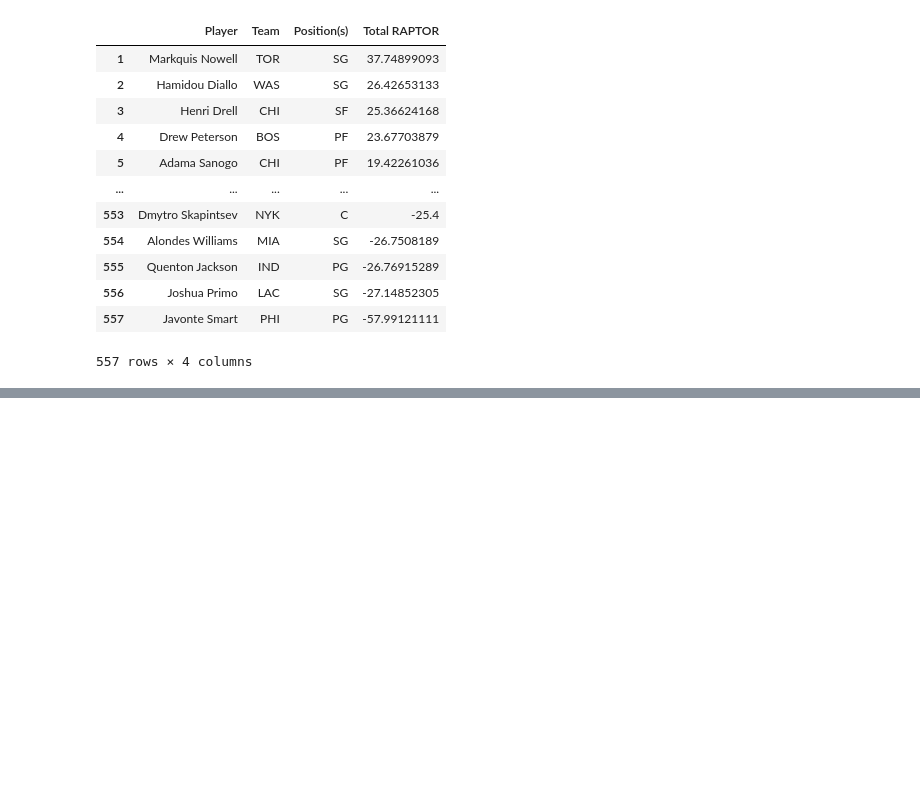
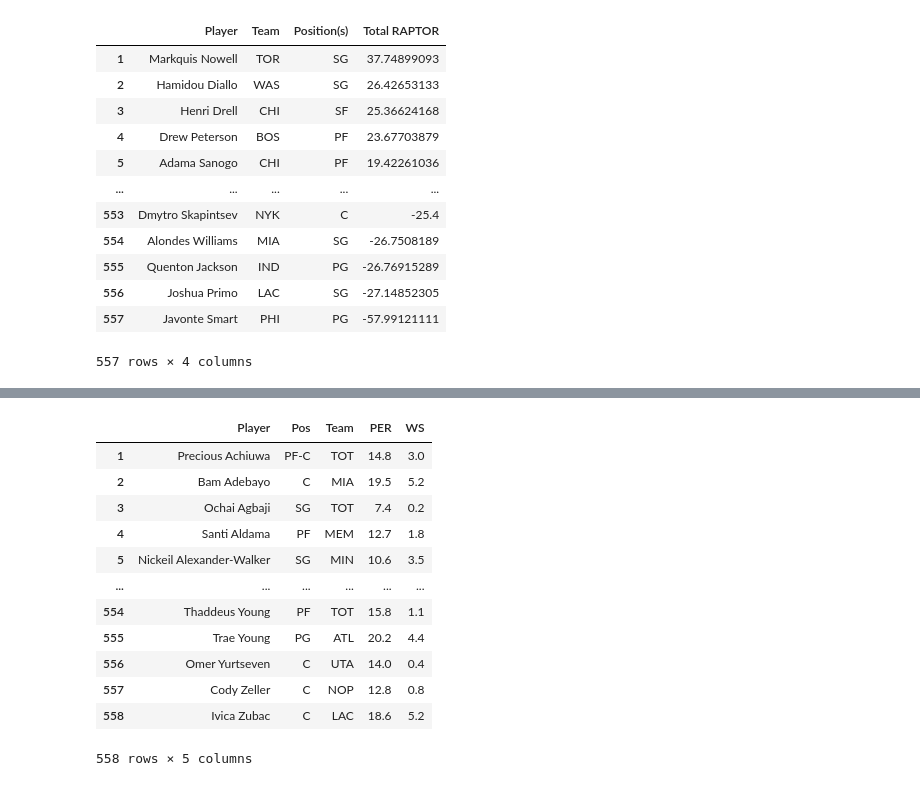
Before and after one commit to JadenFaste/STA141B-Project, a Jupyter notebook: Project.ipynb, the cells around one changed output, grey strips where cells are left out. Cells and saved outputs as stored; diff of their text form; code cells hidden in the pictures; blank space fills up the shorter version.

```diff
--- a/Project.ipynb
+++ b/Project.ipynb
@@ -844,0 +863,40 @@ lebron.index = index
+# %%
+import requests
+import lxml.html as lx
+url = 'https://www.basketball-reference.com/leagues/NBA_2024_advanced.html'
+response = requests.get(url)
+html = lx.fromstring(response.text)
+tables = html.xpath('//table')
+
+# Iterate over each table element
+for table in tables:
+    dataframe = []
+    for row in table.xpath('.//tr'):
+        # Extract data from each cell in the row
+        row_data = [cell.text_content().strip() for cell in row.xpath('.//td')]
+        dataframe.append(row_data)
+rows = []
+for row_data in dataframe:
+    rows.append(row_data)
+df = pd.DataFrame(rows, columns=columns)
+df = df.drop(0)
+df = df.drop_duplicates(subset=['Player'], keep='first')
+index = range(1, len(df) + 1)
+df.index = index
+newcolumns = [0, 1, 3, 6, 21]
+df = df.iloc[:,newcolumns]
+df
+# %% [output]
+|  | Player | Pos | Team | PER | WS |
+| 1 | Precious Achiuwa | PF-C | TOT | 14.8 | 3.0 |
+| 2 | Bam Adebayo | C | MIA | 19.5 | 5.2 |
+| 3 | Ochai Agbaji | SG | TOT | 7.4 | 0.2 |
+| 4 | Santi Aldama | PF | MEM | 12.7 | 1.8 |
+| 5 | Nickeil Alexander-Walker | SG | MIN | 10.6 | 3.5 |
+| ... | ... | ... | ... | ... | ... |
+| 554 | Thaddeus Young | PF | TOT | 15.8 | 1.1 |
+| 555 | Trae Young | PG | ATL | 20.2 | 4.4 |
+| 556 | Omer Yurtseven | C | UTA | 14.0 | 0.4 |
+| 557 | Cody Zeller | C | NOP | 12.8 | 0.8 |
+| 558 | Ivica Zubac | C | LAC | 18.6 | 5.2 |
+558 rows × 5 columns
```
Also changed, not shown: parts of 2 cells of this notebook.
